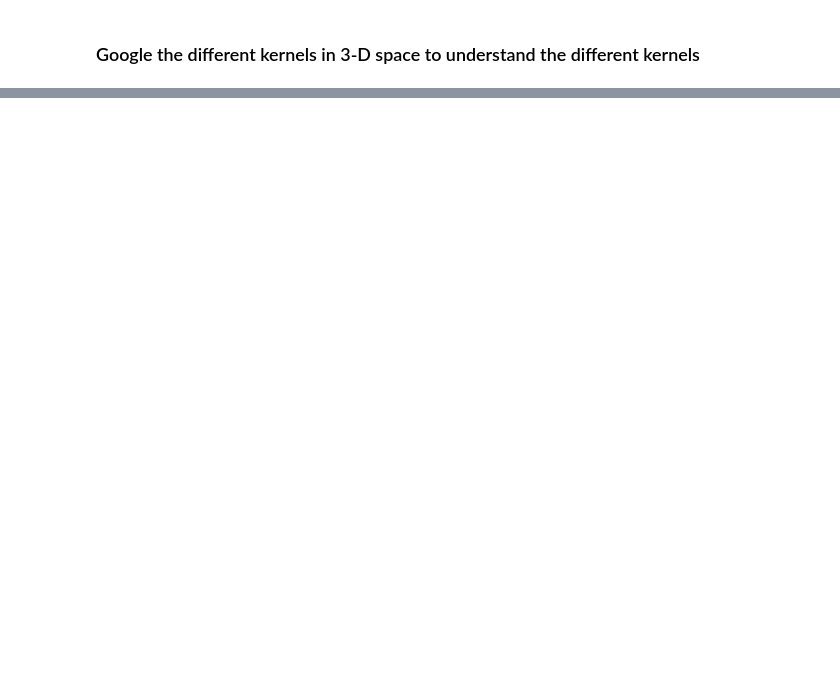
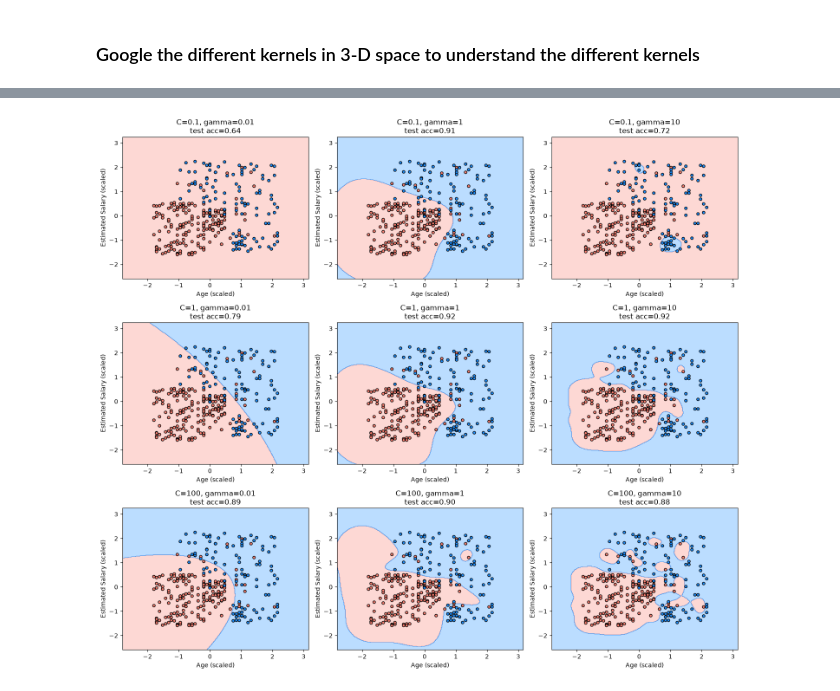
Before and after one commit to jeswingeorge/Machine-Learning-A-Z-Udemy, a Jupyter notebook: 3.Classification/3. SVM/2. Kernel SVM.ipynb, the cells around one changed output, grey strips where cells are left out. Saved outputs shown, nothing was run; the diff lists cells and outputs as text; code cells hidden in the pictures; blank space fills up the shorter version.

```diff
--- a/3.Classification/3. SVM/2. Kernel SVM.ipynb
+++ b/3.Classification/3. SVM/2. Kernel SVM.ipynb
@@ -110,0 +208,21 @@ In __polynomial function__  will dictate based on the polynomial function formed
+# %%
+import pandas as pd
+import numpy as np
+import matplotlib.pyplot as plt
+from matplotlib.colors import ListedColormap
+
+from sklearn.model_selection import train_test_split, GridSearchCV
+from sklearn.preprocessing import StandardScaler
+from sklearn.pipeline import Pipeline
+from sklearn.svm import SVC
+
+df = pd.read_csv("..\\Social_Network_Ads.csv")
+
+X = df[["Age", "EstimatedSalary"]].values
+y = df["Purchased"].values
+
+X_train, X_test, y_train, y_test = train_test_split(
+    X, y, test_size=0.25, stratify=y, random_state=42
+)
+
+df.head()
@@ -110,0 +376,20 @@ In __polynomial function__  will dictate based on the polynomial function formed
+# %%
+C_values = [0.1, 1, 100]
+gamma_values = [0.01, 1, 10]
+
+fig, axes = plt.subplots(len(C_values), len(gamma_values), figsize=(15, 13))
+
+for i, C in enumerate(C_values):
+    for j, gamma in enumerate(gamma_values):
+        clf = SVC(kernel="rbf", C=C, gamma=gamma).fit(X_train_scaled, y_train)
+        acc = clf.score(scaler.transform(X_test), y_test)
+        plot_decision_boundary(
+            axes[i, j], clf, X_train_scaled, y_train,
+            f"C={C}, gamma={gamma}\ntest acc={acc:.2f}"
+        )
+        axes[i, j].legend().remove()  # keep the grid readable
+
+plt.tight_layout()
+plt.show()
+# %% [output]
+[figure, added]
```
Also changed, not shown: parts of 13 cells of this notebook, 2 other files.
